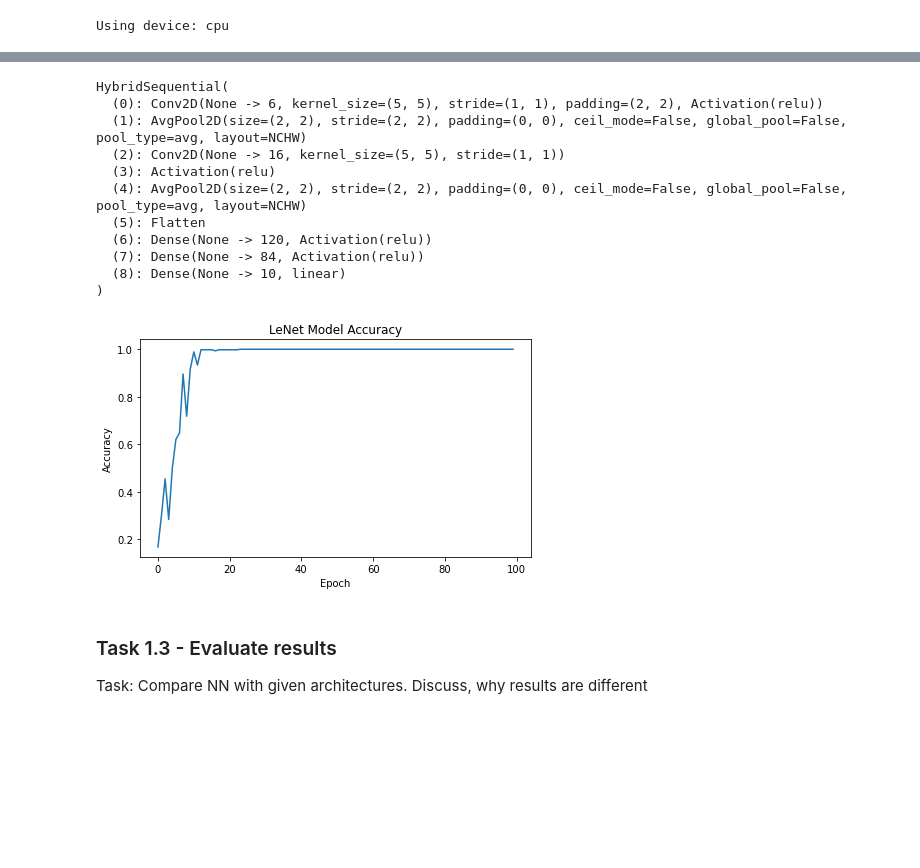
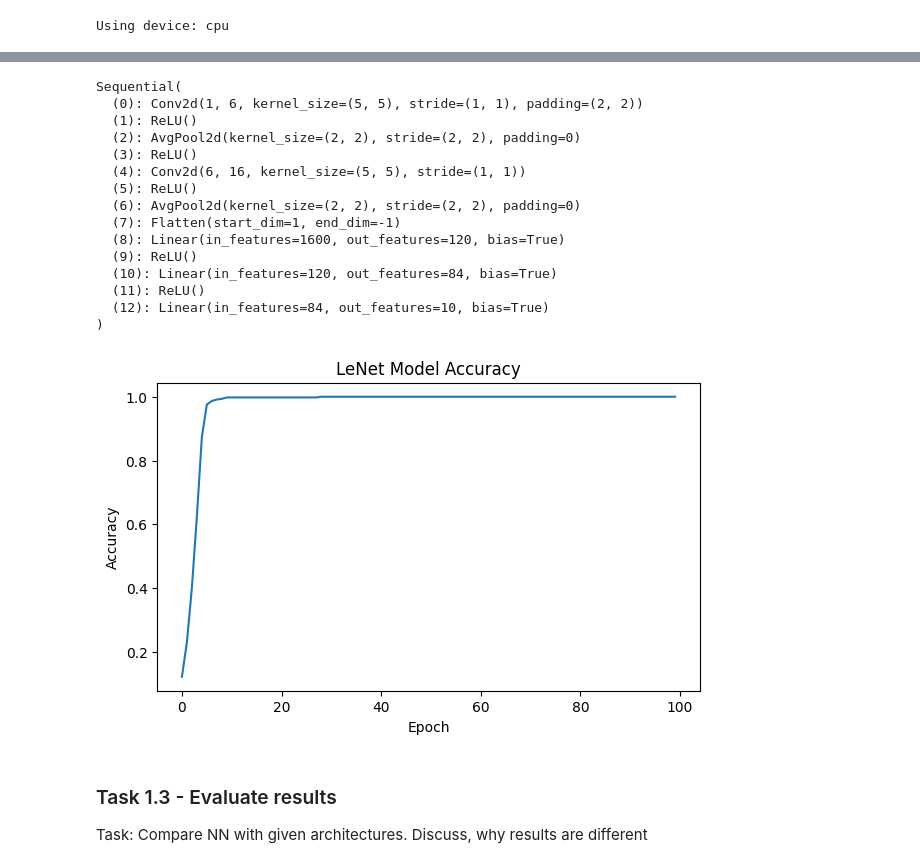
Before and after one commit to spbcoding/ml-aws-course, a Jupyter notebook: lab07-cnn-1-pytorch.ipynb, the cells around one changed output, grey strips where cells are left out. Saved outputs shown, nothing was run; the diff lists cells and outputs as text; code cells hidden in the pictures; blank space fills up the shorter version.

Commit message:
lenet added

```diff
--- a/lab07-cnn-1-pytorch.ipynb
+++ b/lab07-cnn-1-pytorch.ipynb
@@ -33,8 +33,8 @@ print('Using device:', device)
 Using device: cpu
 # %%
 # Open the files:
-train_fh = open('data/lego-train.pickle', 'rb')
-test_fh = open('data/lego-test.pickle', 'rb')
+train_fh = open('data/lab07/lego-train.pickle', 'rb')
+test_fh = open('data/lab07/lego-test.pickle', 'rb')
 
 # Use pickle to load files into runtime objects:
 train_data = pickle.load(train_fh)
@@ -206,18 +239,55 @@ def build_lenet():
+# %%
+def init_weights(m):
+    if type(m) == nn.Linear:
+        nn.init.xavier_uniform_(m.weight)
+        m.bias.data.fill_(0.01)
+    if type(m) == nn.Conv2d:
+        nn.init.xavier_uniform_(m.weight)
+
+def build_lenet():
+    net = nn.Sequential(
+        # Input: 48x48
+
+        nn.Conv2d(1, 6, 5, padding=(2,2)), # out: 48x48x6
+        nn.ReLU(),
+
+        nn.AvgPool2d(kernel_size=(2,2), stride=(2,2)), # out: 24x24x6
+        nn.ReLU(),
+
+        nn.Conv2d(6, 16, 5), # out: 20x20x16
+        nn.ReLU(),
+
+        nn.AvgPool2d(kernel_size=(2,2), stride=(2,2)), # out: 10x10x16
+
+        nn.Flatten(),
+
+        nn.Linear(10*10*16, 120),
+        nn.ReLU(),
+        nn.Linear(120, 84),
+        nn.ReLU(),
+        nn.Linear(84, 10),
+    )
+
+    net.apply(init_weights)
+    return net
 # %%
 lenet = build_lenet()
+print(lenet)
+# %% [output]
+Sequential(
+  (0): Conv2d(1, 6, kernel_size=(5, 5), stride=(1, 1), padding=(2, 2))
+  (1): ReLU()
+  (2): AvgPool2d(kernel_size=(2, 2), stride=(2, 2), padding=0)
+  (3): ReLU()
+  (4): Conv2d(6, 16, kernel_size=(5, 5), stride=(1, 1))
+  (5): ReLU()
+  (6): AvgPool2d(kernel_size=(2, 2), stride=(2, 2), padding=0)
+  (7): Flatten(start_dim=1, end_dim=-1)
+  (8): Linear(in_features=1600, out_features=120, bias=True)
+  (9): ReLU()
+  (10): Linear(in_features=120, out_features=84, bias=True)
+  (11): ReLU()
+  (12): Linear(in_features=84, out_features=10, bias=True)
+)
-# %%
-print(lenet)
-# %% [output]
-HybridSequential(
-  (0): Conv2D(None -> 6, kernel_size=(5, 5), stride=(1, 1), padding=(2, 2), Activation(relu))
-  (1): AvgPool2D(size=(2, 2), stride=(2, 2), padding=(0, 0), ceil_mode=False, global_pool=False, pool_type=avg, layout=NCHW)
-  (2): Conv2D(None -> 16, kernel_size=(5, 5), stride=(1, 1))
-  (3): Activation(relu)
-  (4): AvgPool2D(size=(2, 2), stride=(2, 2), padding=(0, 0), ceil_mode=False, global_pool=False, pool_type=avg, layout=NCHW)
-  (5): Flatten
-  (6): Dense(None -> 120, Activation(relu))
-  (7): Dense(None -> 84, Activation(relu))
-  (8): Dense(None -> 10, linear)
-)
 # %%
-hist_lenet = train(lenet, train_loader, ctx, epochs)
+hist_lenet = train(lenet, train_dataloader, device, EPOCHS, LR)
@@ -226,7 +294,7 @@ hist_lenet2 = train(lenet, train_loader, ctx, 100)
 # %%
-print_history(hist_lenet2, "LeNet Model Accuracy")
+print_history(hist_lenet, "LeNet Model Accuracy")
 # %% [output]
-[figure, old version]
+[figure, new version]
 # %% [markdown]
 ### Task 1.3 - Evaluate results
 
```
Also changed, not shown: parts of 12 cells of this notebook.
